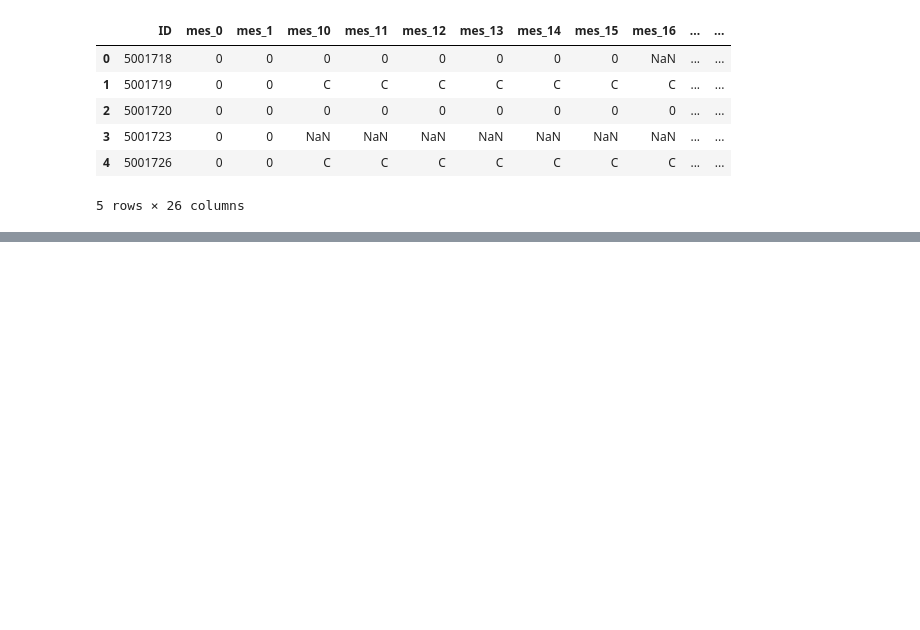
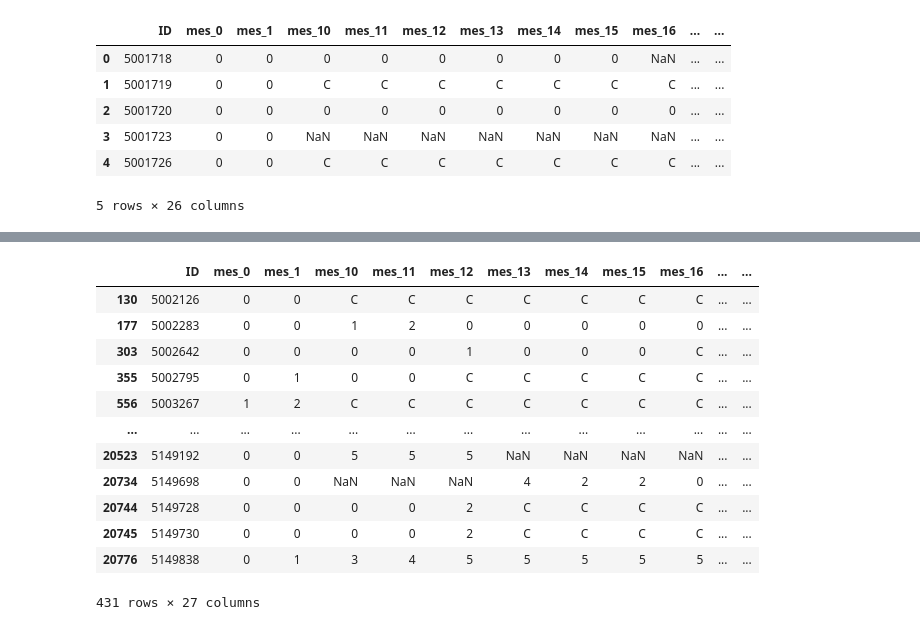
Before and after one commit to TiagoSilvaLourenco/data_science, a Jupyter notebook: modulo_5/Tarefa 2/Mod5Ex_aulas_04a05.ipynb, the cells around one changed output, grey strips where cells are left out. Saved outputs shown, nothing was run; the diff lists cells and outputs as text; code cells hidden in the pictures; blank space fills up the shorter version.

```diff
--- a/modulo_5/Tarefa 2/Mod5Ex_aulas_04a05.ipynb
+++ b/modulo_5/Tarefa 2/Mod5Ex_aulas_04a05.ipynb
@@ -91,0 +84,6 @@ pg.head()
+# %%
+for value in range(0, 25): # Faz um looping pelas 25 colunas de 0 a 24
+
+    for val in range(2, 6): # Faz um 2º looping para verificar cada valor default do dicionário(2 a 5)
+
+        pg.loc[pg[f'mes_{value}'] == str(val), 'pg_bad'] = True # Insere True p/ os que atendem a condição.
@@ -91,0 +92,2 @@ pg.head()
+# %%
+pg.loc[pg.pg_bad.isna() == True, 'pg_bad'] = False
@@ -91,0 +121,16 @@ pg.head()
+# %%
+pg[pg.pg_bad == True]
+# %% [output]
+|  | ID | mes_0 | mes_1 | mes_10 | mes_11 | mes_12 | mes_13 | mes_14 | mes_15 | mes_16 | ... | ... |
+| 130 | 5002126 | 0 | 0 | C | C | C | C | C | C | C | ... | ... |
+| 177 | 5002283 | 0 | 0 | 1 | 2 | 0 | 0 | 0 | 0 | 0 | ... | ... |
+| 303 | 5002642 | 0 | 0 | 0 | 0 | 1 | 0 | 0 | 0 | C | ... | ... |
+| 355 | 5002795 | 0 | 1 | 0 | 0 | C | C | C | C | C | ... | ... |
+| 556 | 5003267 | 1 | 2 | C | C | C | C | C | C | C | ... | ... |
+| ... | ... | ... | ... | ... | ... | ... | ... | ... | ... | ... | ... | ... |
+| 20523 | 5149192 | 0 | 0 | 5 | 5 | 5 | NaN | NaN | NaN | NaN | ... | ... |
+| 20734 | 5149698 | 0 | 0 | NaN | NaN | NaN | 4 | 2 | 2 | 0 | ... | ... |
+| 20744 | 5149728 | 0 | 0 | 0 | 0 | 2 | C | C | C | C | ... | ... |
+| 20745 | 5149730 | 0 | 0 | 0 | 0 | 2 | C | C | C | C | ... | ... |
+| 20776 | 5149838 | 0 | 1 | 3 | 4 | 5 | 5 | 5 | 5 | 5 | ... | ... |
+431 rows × 27 columns
```
Also changed, not shown: parts of 21 cells of this notebook.
